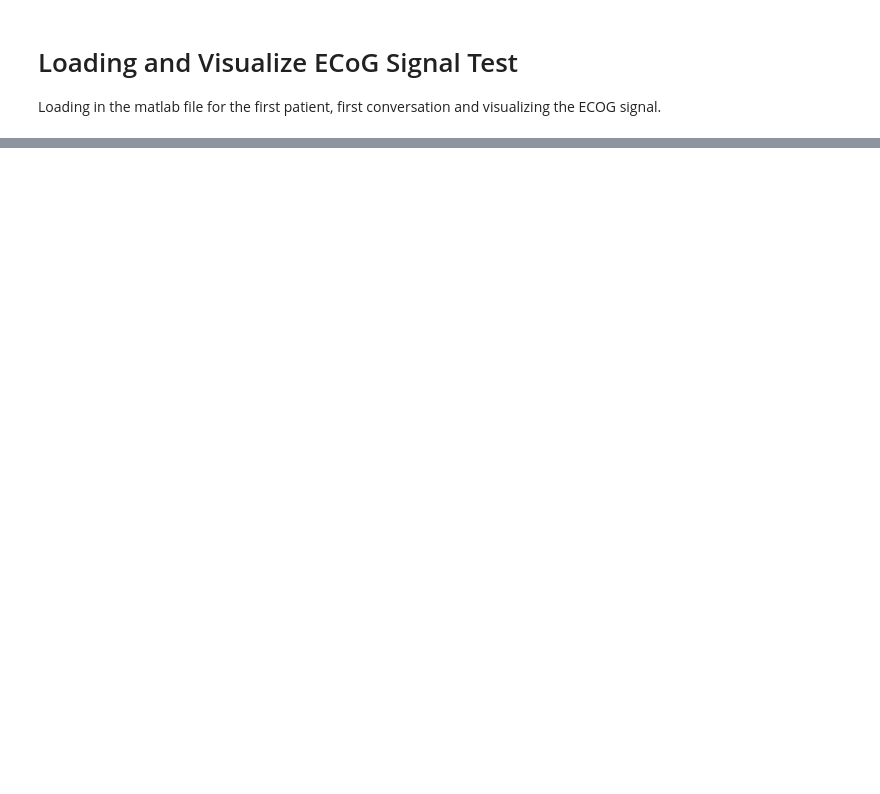
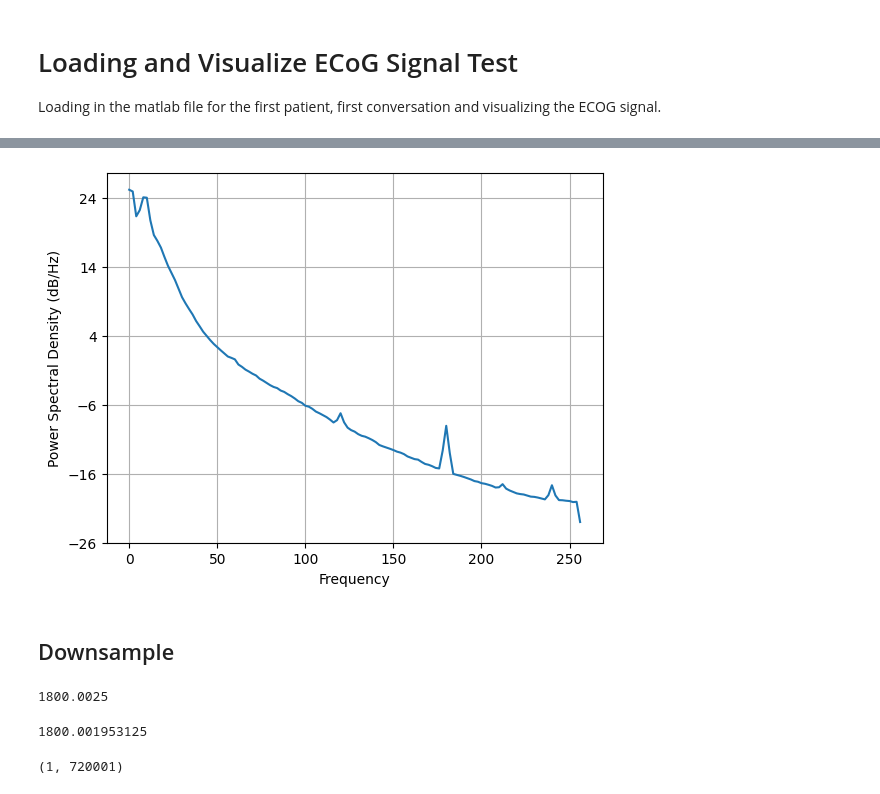
Before and after one commit to tevaughnshaw/autocorrelation, a Jupyter notebook: ECOG_Signal_Test.ipynb, the cells around one changed output, grey strips where cells are left out. Drawn from its saved outputs; the diff is of its cells as text; code cells hidden in the pictures; blank space fills up the shorter version.

Commit message:
added downsample,power spectrum, ACF, and ACW functions.

```diff
--- a/ECOG_Signal_Test.ipynb
+++ b/ECOG_Signal_Test.ipynb
@@ -50,0 +51,7 @@ len(ecog_signal) # time points (s)
+# %%
+plt.psd(ecog_signal, Fs=raw.info['sfreq'])
+plt.show()
+# %% [output]
+[figure, added]
+# %% [markdown]
+## Downsample
@@ -50,0 +61,13 @@ len(ecog_signal) # time points (s)
+# %%
+len(raw_resampled) / new_sfreq
+# %% [output]
+1800.0025
+# %%
+len(raw) / 512
+# %% [output]
+1800.001953125
+# %%
+ecog_data = raw_resampled.get_data()
+ecog_data.shape
+# %% [output]
+(1, 720001)
```
Also changed, not shown: parts of 46 cells of this notebook.
